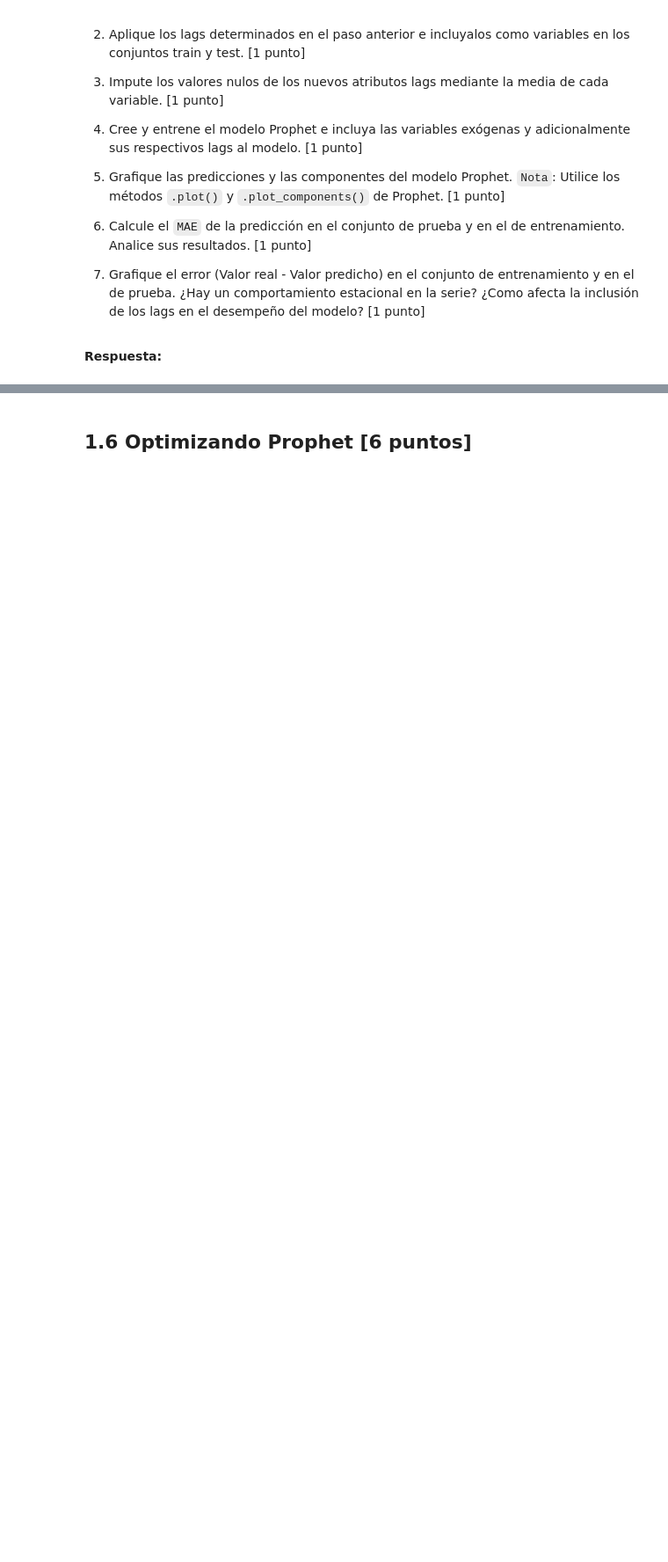
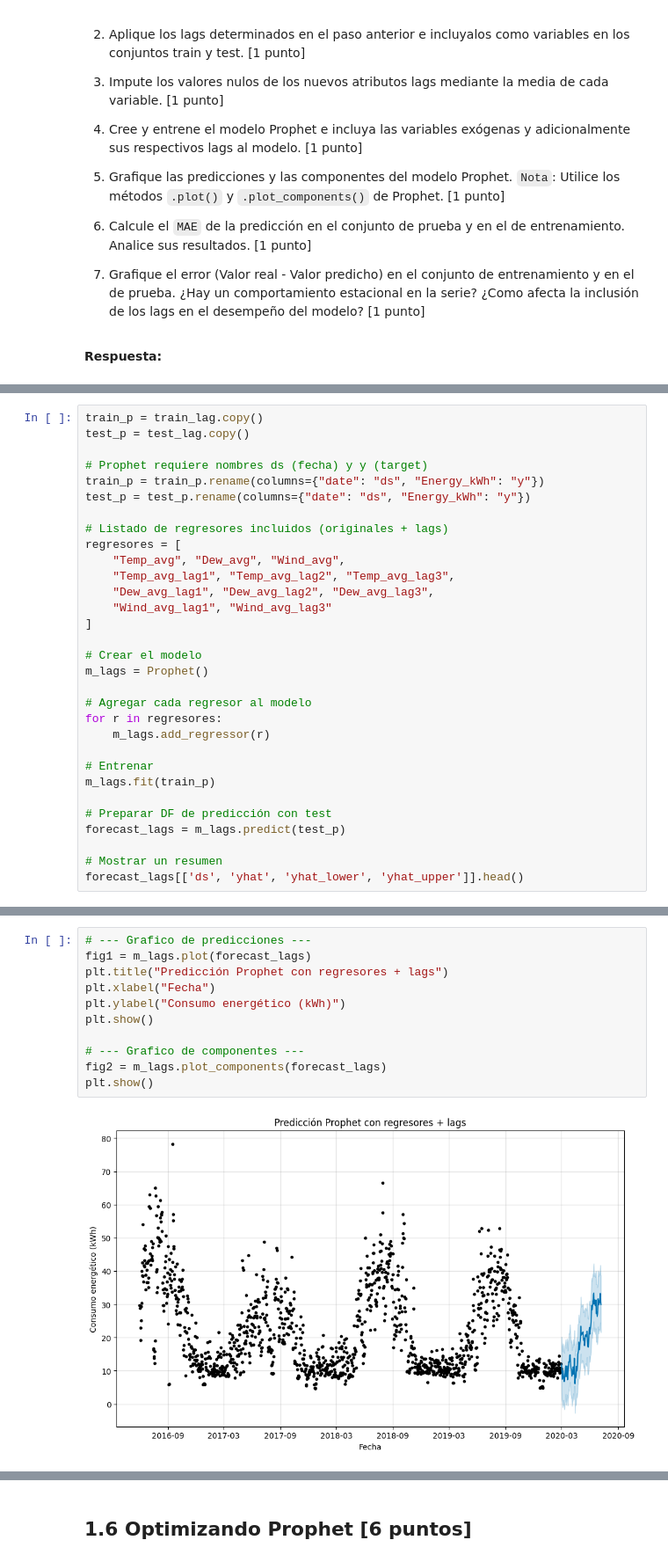
Before and after one commit to andresignacio-o/MDS7202, a Jupyter notebook: Lab10/Lab10_enunciado.ipynb, the cells around one changed output, grey strips where cells are left out. Shown at 88% size. Cells and saved outputs as stored; diff of their text form; blank space fills up the shorter version.

```diff
--- a/Lab10/Lab10_enunciado.ipynb
+++ b/Lab10/Lab10_enunciado.ipynb
@@ -636,0 +759,31 @@ Para ello, a usted se le pide que:
+# %%
+train_p = train_lag.copy()
+test_p = test_lag.copy()
+
+# Prophet requiere nombres ds (fecha) y y (target)
+train_p = train_p.rename(columns={"date": "ds", "Energy_kWh": "y"})
+test_p = test_p.rename(columns={"date": "ds", "Energy_kWh": "y"})
+
+# Listado de regresores incluidos (originales + lags)
+regresores = [
+    "Temp_avg", "Dew_avg", "Wind_avg",
+    "Temp_avg_lag1", "Temp_avg_lag2", "Temp_avg_lag3",
+    "Dew_avg_lag1", "Dew_avg_lag2", "Dew_avg_lag3",
+    "Wind_avg_lag1", "Wind_avg_lag3"
+]
+
+# Crear el modelo
+m_lags = Prophet()
+
+# Agregar cada regresor al modelo
+for r in regresores:
+    m_lags.add_regressor(r)
+
+# Entrenar
+m_lags.fit(train_p)
+
+# Preparar DF de predicción con test
+forecast_lags = m_lags.predict(test_p)
+
+# Mostrar un resumen
+forecast_lags[['ds', 'yhat', 'yhat_lower', 'yhat_upper']].head()
@@ -636,0 +798,13 @@ Para ello, a usted se le pide que:
+# %%
+# --- Grafico de predicciones ---
+fig1 = m_lags.plot(forecast_lags)
+plt.title("Predicción Prophet con regresores + lags")
+plt.xlabel("Fecha")
+plt.ylabel("Consumo energético (kWh)")
+plt.show()
+
+# --- Grafico de componentes ---
+fig2 = m_lags.plot_components(forecast_lags)
+plt.show()
+# %% [output]
+[figure, added]
```
Also changed, not shown: parts of 19 cells of this notebook.
